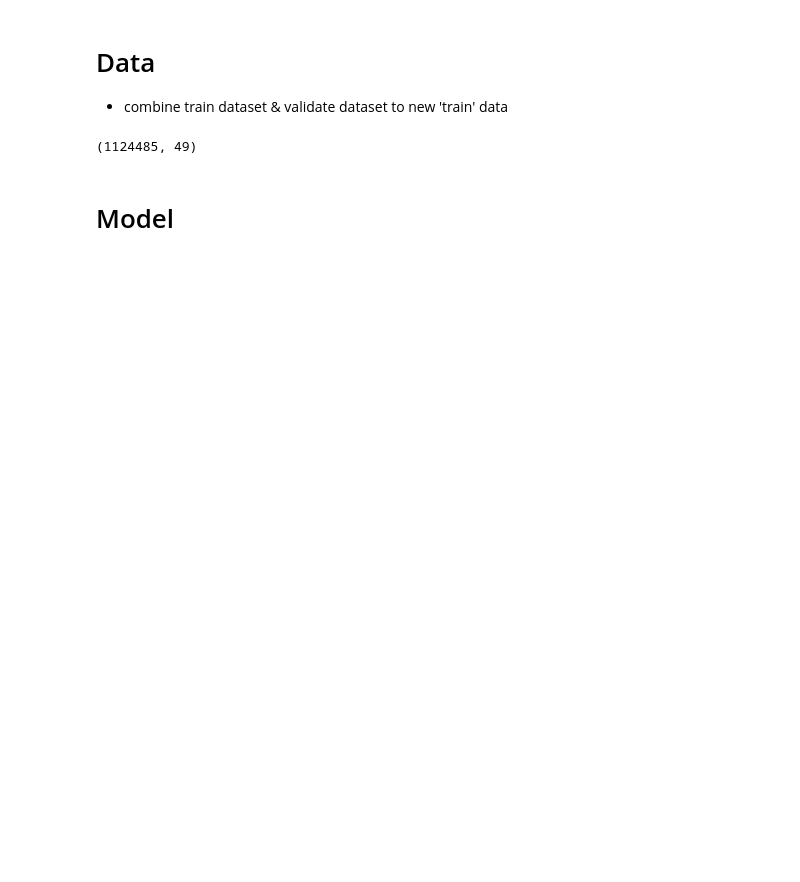
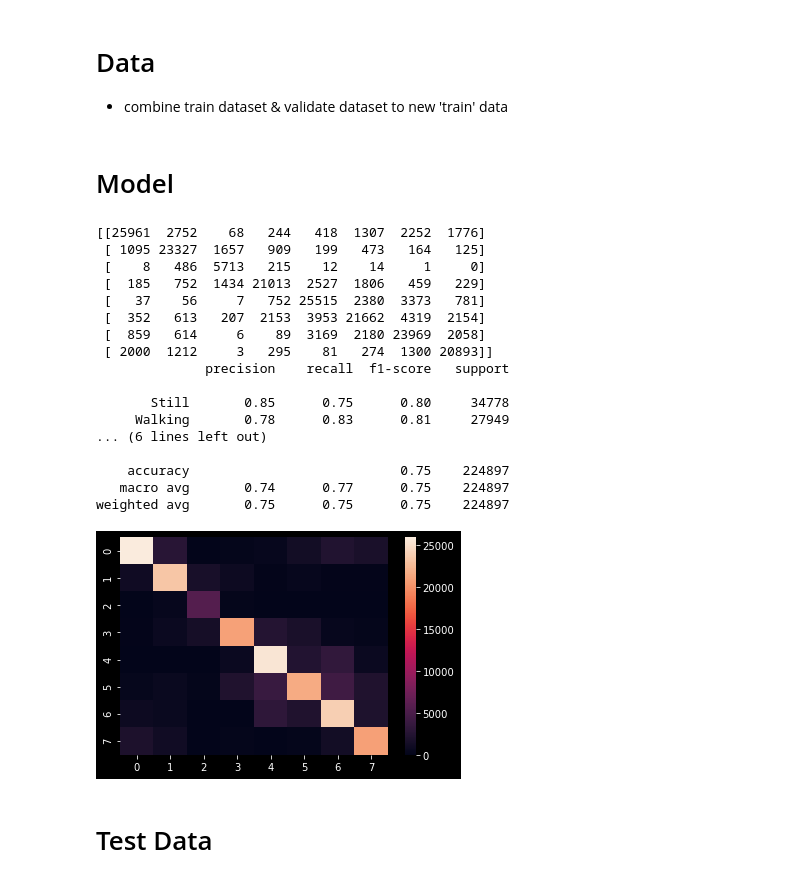
Before and after one commit to Ryanna-github/SHL2021, a Jupyter notebook: 2021-05-31_submission_sample.ipynb, the cells around one changed output. Drawn from its saved outputs; the diff is of its cells as text; code cells hidden in the pictures; blank space fills up the shorter version.

```diff
--- a/2021-05-31_submission_sample.ipynb
+++ b/2021-05-31_submission_sample.ipynb
@@ -17,14 +30,56 @@ from sklearn.model_selection import train_test_split
 data_df = pd.read_csv('data/mid_res/20210526_data_df.csv')
 val_df = pd.read_csv('data/mid_res/20210526_val_df.csv')
 df = pd.concat([data_df, val_df], axis = 0)
-# %%
-df.shape
-# %% [output]
-(1124485, 49)
+# %%
+col_drop_x = ['time', 'label']
+col_label = 'label'
+col_drop = ['latitude',
+ 'longitude',
+ 'altitude',
+ 'time_dlt',
+ 'valid_dlt',
+ 'east',
+ 'north',
+ 'east_dlt',
+ 'north_dlt',
+ 'east_speed',
+ 'north_speed',
+ 'cells_ctype_mode',
+ 'speed_dif',
+ 'speed_dlt',
+ 'speed'
+ ]
+# %%
+test_ratio = 0.2
+X = df.drop(col_drop_x + col_drop, axis = 1).fillna(0)
+X_train, X_test, y_train, y_test = train_test_split(X, df[col_label], test_size = test_ratio)
 # %% [markdown]
 # Model
 # %%
 model_rf = RandomForestClassifier(n_estimators = 20, random_state = 0, max_depth = 8)
-rf.fit(X_train, y_train)
+model_rf.fit(X_train, y_train)
 pred_rf = model_rf.predict(X_test) # label predict
 pred_prob_rf = model_rf.predict_proba(X_test) # prob predict
+# %%
+helper.evaluate(pred_rf, y_test)
+# %% [output]
+[[25961  2752    68   244   418  1307  2252  1776]
+ [ 1095 23327  1657   909   199   473   164   125]
+ [    8   486  5713   215    12    14     1     0]
+ [  185   752  1434 21013  2527  1806   459   229]
+ [   37    56     7   752 25515  2380  3373   781]
+ [  352   613   207  2153  3953 21662  4319  2154]
+ [  859   614     6    89  3169  2180 23969  2058]
+ [ 2000  1212     3   295    81   274  1300 20893]]
+              precision    recall  f1-score   support
+
+       Still       0.85      0.75      0.80     34778
+     Walking       0.78      0.83      0.81     27949
+... (6 lines left out)
+
+    accuracy                           0.75    224897
+   macro avg       0.74      0.77      0.75    224897
+weighted avg       0.75      0.75      0.75    224897
+[figure, added]
+# %% [markdown]
+# Test Data
```
Also changed, not shown: parts of 8 cells of this notebook, 2 other files.
